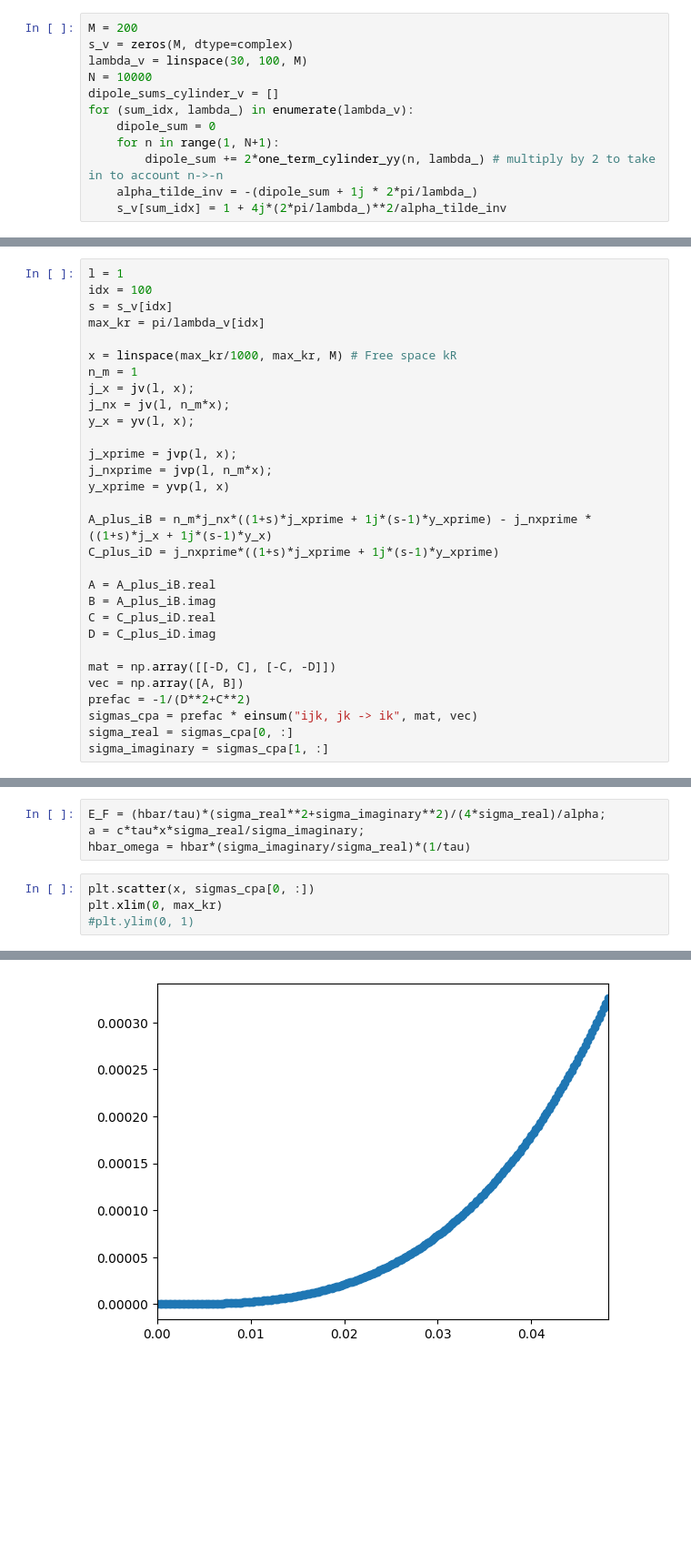
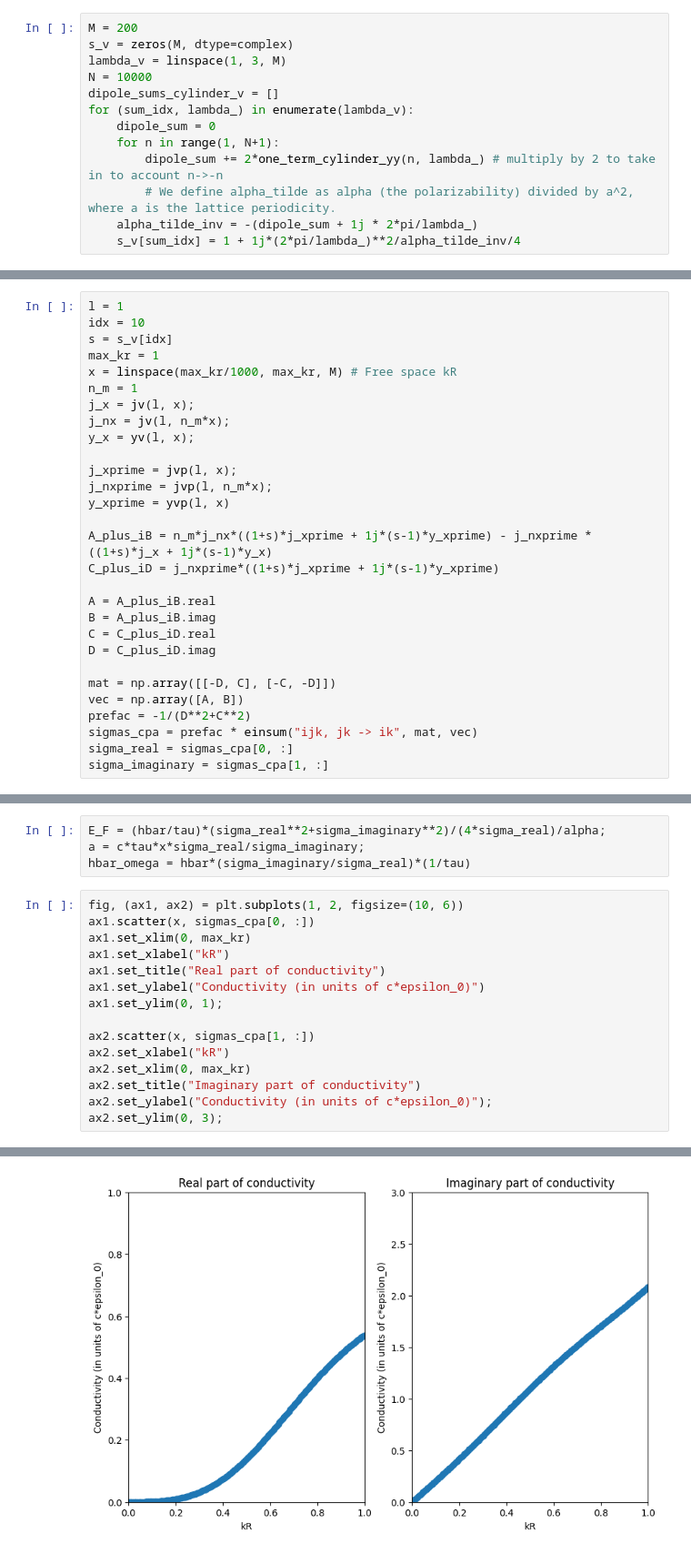
Before and after one commit to AliGhorashiCMT/Coherent-Perfect-Absorption, a Jupyter notebook: spheres/Dipole lattice sums.ipynb, the cells around one changed output, grey strips where cells are left out. Shown at 91% size. Drawn from its saved outputs; the diff is of its cells as text; blank space fills up the shorter version.

```diff
--- a/spheres/Dipole lattice sums.ipynb
+++ b/spheres/Dipole lattice sums.ipynb
@@ -236,12 +238,13 @@ ax2.set_xticks([1, 2, 3]);
 # %%
 M = 200
 s_v = zeros(M, dtype=complex)
-lambda_v = linspace(30, 100, M)
+lambda_v = linspace(1, 3, M)
 N = 10000
 dipole_sums_cylinder_v = []
 for (sum_idx, lambda_) in enumerate(lambda_v):
     dipole_sum = 0
     for n in range(1, N+1):
         dipole_sum += 2*one_term_cylinder_yy(n, lambda_) # multiply by 2 to take in to account n->-n
+        # We define alpha_tilde as alpha (the polarizability) divided by a^2, where a is the lattice periodicity.
     alpha_tilde_inv = -(dipole_sum + 1j * 2*pi/lambda_)
-    s_v[sum_idx] = 1 + 4j*(2*pi/lambda_)**2/alpha_tilde_inv
+    s_v[sum_idx] = 1 + 1j*(2*pi/lambda_)**2/alpha_tilde_inv/4
@@ -248,9 +254,8 @@ for (sum_idx, lambda_) in enumerate(lambda_v):
 # %%
 l = 1
-idx = 100
+idx = 10
 s = s_v[idx]
-max_kr = pi/lambda_v[idx]
-
+max_kr = 1
 x = linspace(max_kr/1000, max_kr, M) # Free space kR
 n_m = 1
 j_x = jv(l, x);
@@ -285,7 +290,18 @@ E_F = (hbar/tau)*(sigma_real**2+sigma_imaginary**2)/(4*sigma_real)/alpha;
 a = c*tau*x*sigma_real/sigma_imaginary;
 hbar_omega = hbar*(sigma_imaginary/sigma_real)*(1/tau)
 # %%
-plt.scatter(x, sigmas_cpa[0, :])
-plt.xlim(0, max_kr)
-#plt.ylim(0, 1)
+fig, (ax1, ax2) = plt.subplots(1, 2, figsize=(10, 6))
+ax1.scatter(x, sigmas_cpa[0, :])
+ax1.set_xlim(0, max_kr)
+ax1.set_xlabel("kR")
+ax1.set_title("Real part of conductivity")
+ax1.set_ylabel("Conductivity (in units of c*epsilon_0)")
+ax1.set_ylim(0, 1);
+
+ax2.scatter(x, sigmas_cpa[1, :])
+ax2.set_xlabel("kR")
+ax2.set_xlim(0, max_kr)
+ax2.set_title("Imaginary part of conductivity")
+ax2.set_ylabel("Conductivity (in units of c*epsilon_0)");
+ax2.set_ylim(0, 3);
 # %% [output]
@@ -293 +308 @@ plt.xlim(0, max_kr)
-[figure, old version]
+[figure, new version]
```
Also changed, not shown: parts of 5 cells of this notebook.
